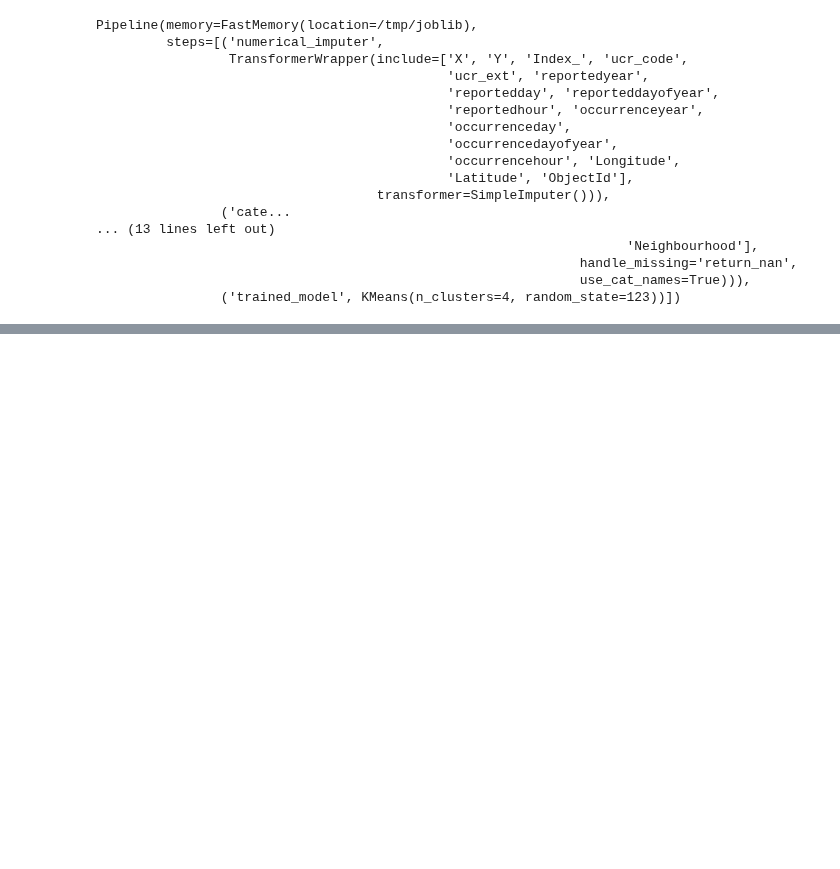
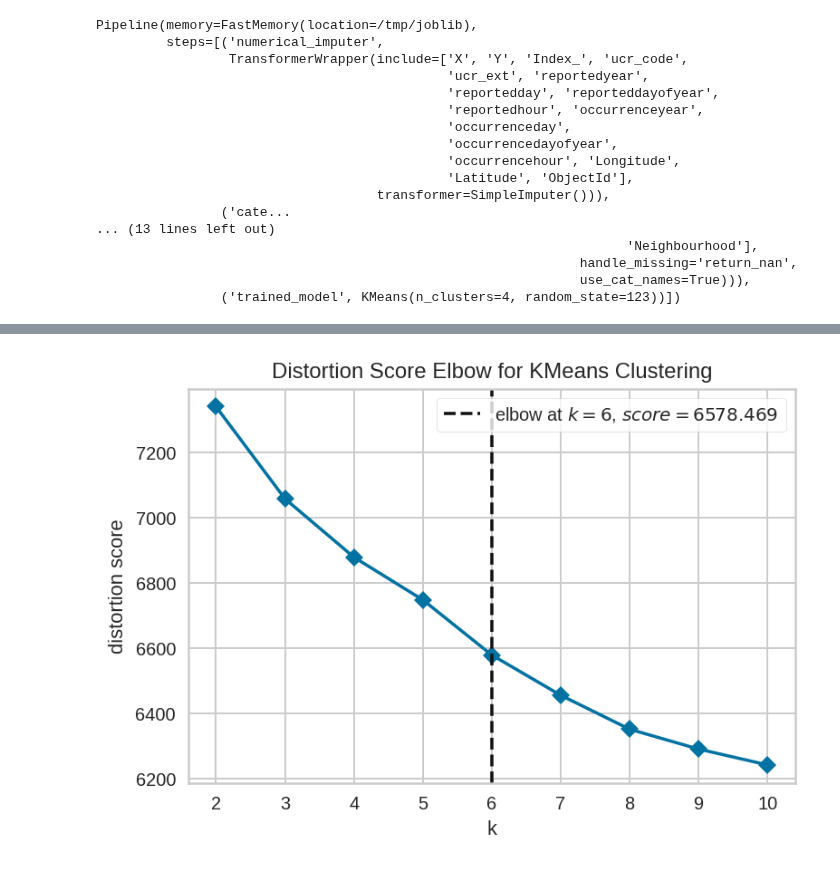
Before and after one commit to sanoliv/SCS_3253_061-Machine-Learning, a Jupyter notebook: Toronto_Police_MCI_with_pyCaret.ipynb, the cells around one changed output, grey strips where cells are left out. Cells and saved outputs as stored; diff of their text form; code cells hidden in the pictures; blank space fills up the shorter version.

```diff
--- a/Toronto_Police_MCI_with_pyCaret.ipynb
+++ b/Toronto_Police_MCI_with_pyCaret.ipynb
@@ -295,0 +393,3 @@ s = setup(data, session_id = 123)
+# %%
+# train kmeans
+kmeans = create_model('kmeans')
@@ -295,0 +435,4 @@ s = setup(data, session_id = 123)
+# %%
+# to control the scale of plot
+plot_model(kmeans, plot = 'elbow', scale = 2)
+# %% [output]
@@ -295,0 +440 @@ s = setup(data, session_id = 123)
+[figure, added]
```
Also changed, not shown: parts of 22 cells of this notebook.
